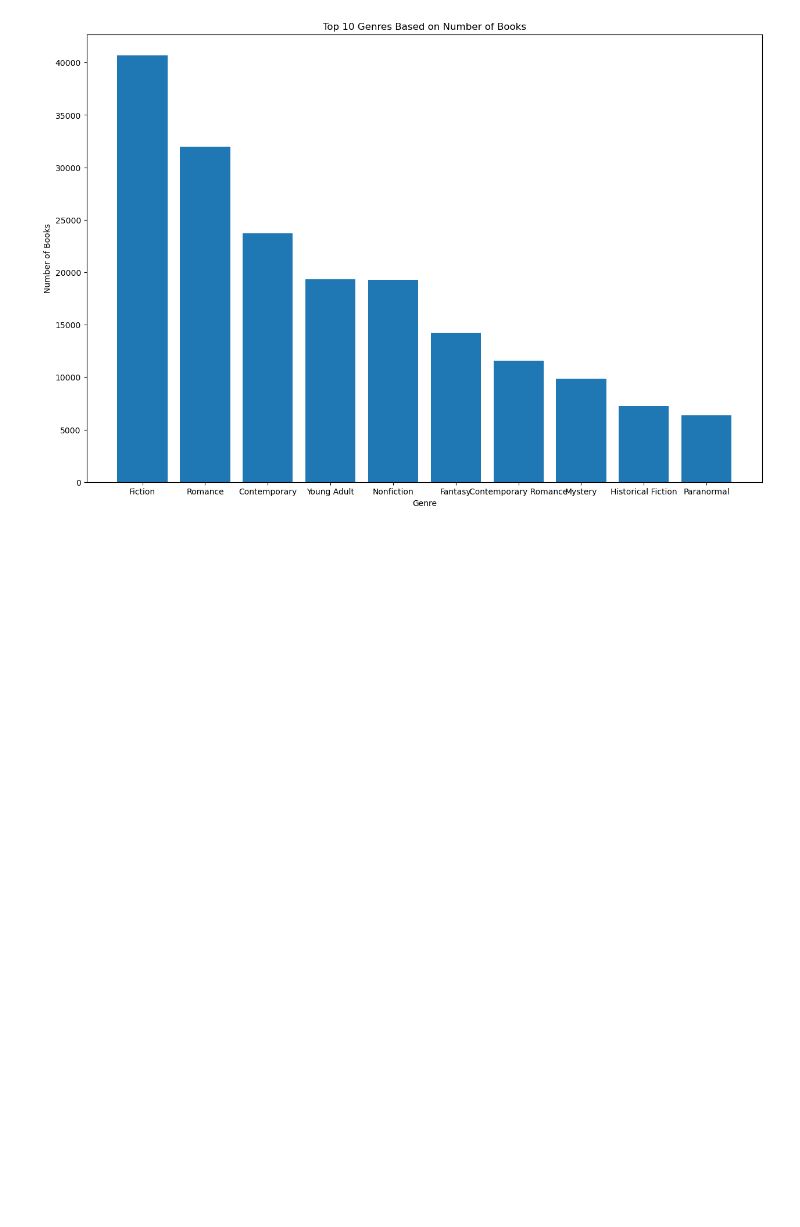
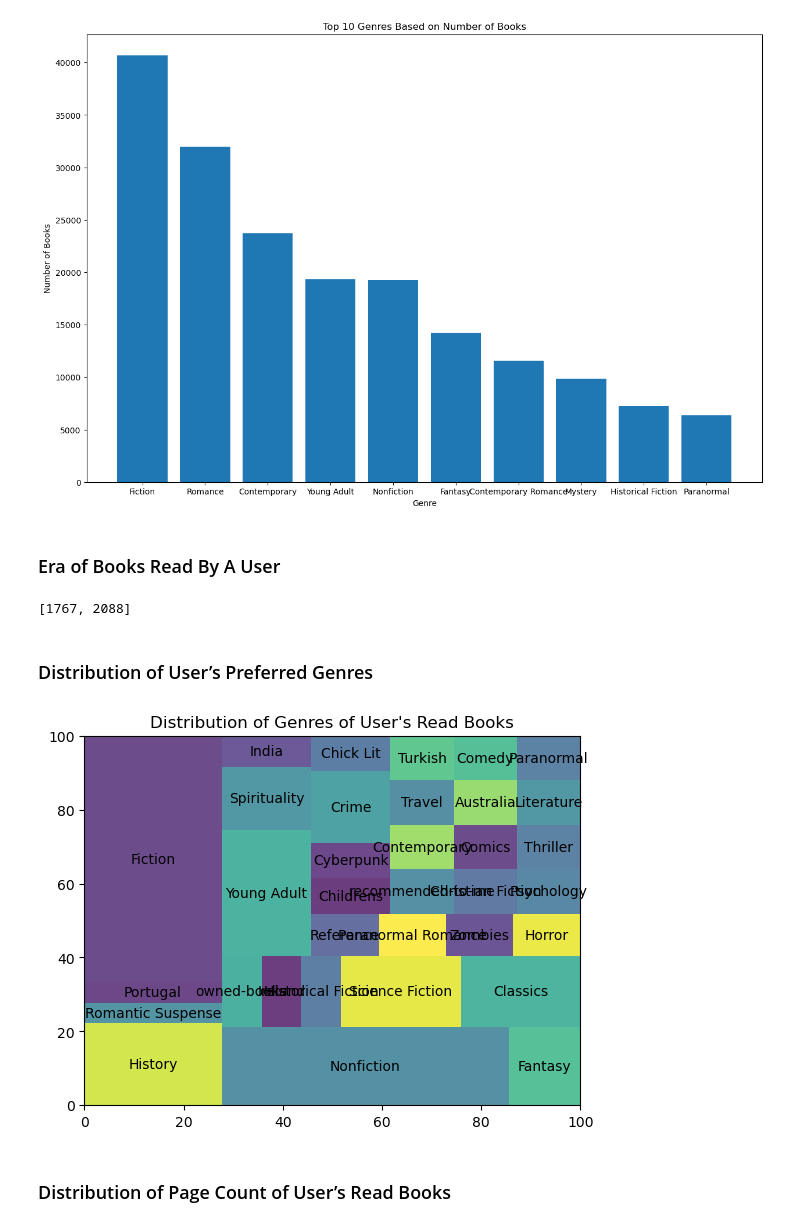
Before and after one commit to McGill-MMA-EnterpriseAnalytics/Goodreads_Book_Recommendation, a Jupyter notebook: Business_Data_Analysis/Data Analysis.ipynb, the cells around one changed output. Drawn from its saved outputs; the diff is of its cells as text; code cells hidden in the pictures; blank space fills up the shorter version.

```diff
--- a/Business_Data_Analysis/Data Analysis.ipynb
+++ b/Business_Data_Analysis/Data Analysis.ipynb
@@ -519,3 +463,5 @@ plt.title('Top 10 Genres Based on Number of Books')
 plt.show()
 # %% [output]
 [figure]
+# %% [markdown]
+### Era of Books Read By A User
@@ -521,0 +498,30 @@ plt.show()
+# %%
+user_book_era(145682680)
+# %% [output]
+[1767, 2088]
+# %% [markdown]
+### Distribution of User’s Preferred Genres
+# %%
+import squarify
+def usergenres(user):
+    userrows=df.loc[df["USERID"]==user]
+    g=userrows.iloc[:,4].values
+
+    count_dict = {}
+    for item in g:
+        if item in count_dict:
+            count_dict[item] += 1
+        else:
+            count_dict[item] = 1
+
+    genre=list(count_dict.keys())
+    count=list(count_dict.values())
+
+    squarify.plot(sizes=count, label=genre, alpha=.8 )
+    plt.title("Distribution of Genres of User's Read Books")
+# %%
+usergenres(145682680)
+# %% [output]
+[figure, added]
+# %% [markdown]
+### Distribution of Page Count of User’s Read Books
```
Also changed, not shown: parts of 15 cells of this notebook.
